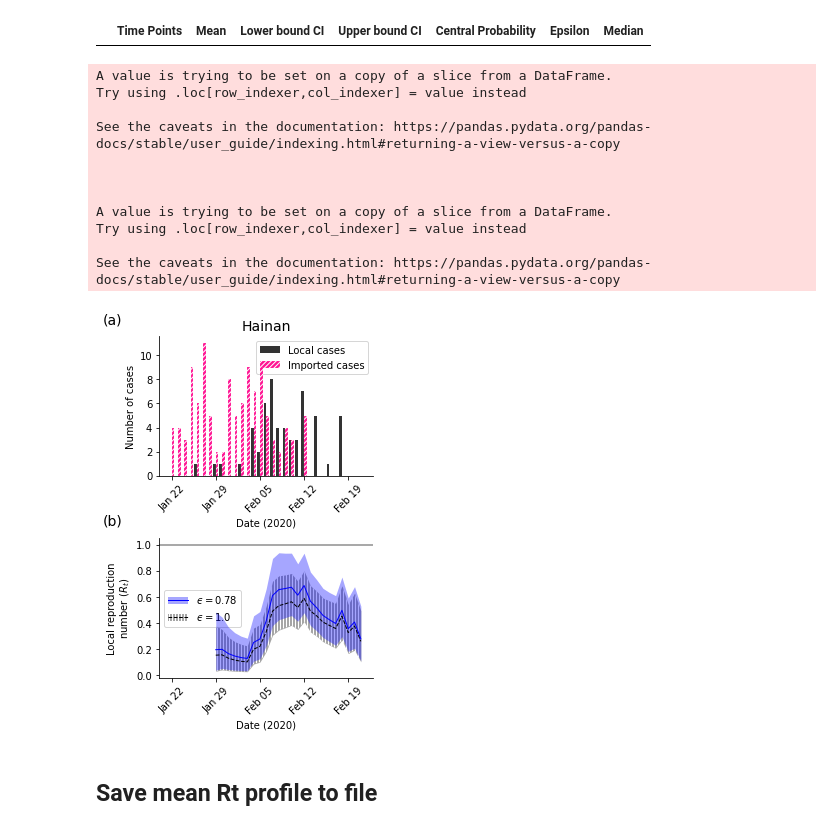
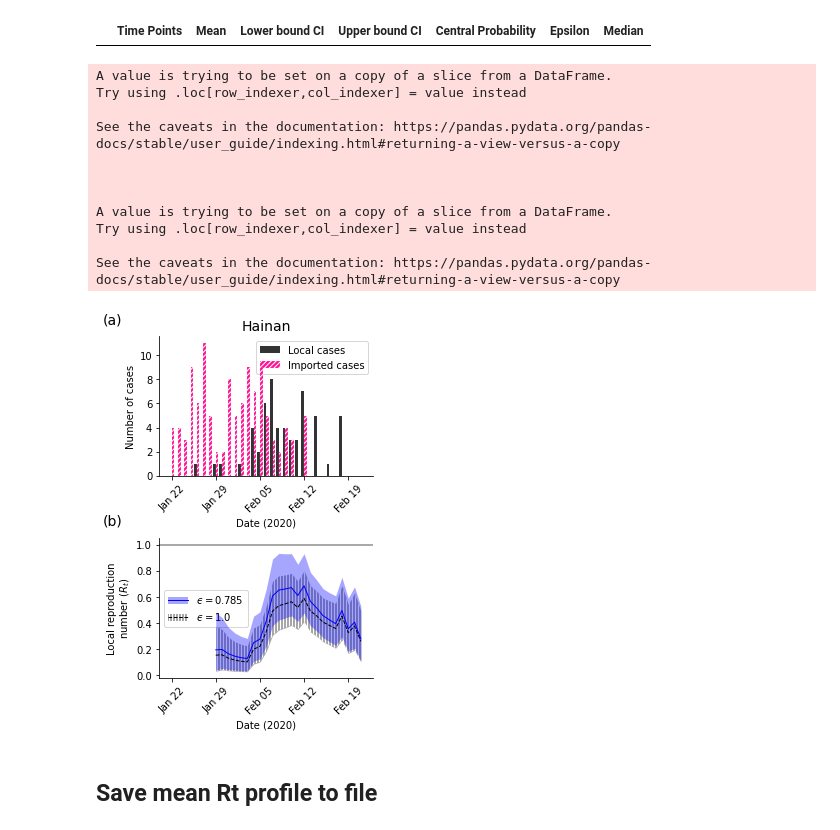
Before and after one commit to SABS-R3-Epidemiology/branchpro, a Jupyter notebook: branchpro/results/hainan-inference.ipynb, the cells around one changed output. Saved outputs shown, nothing was run; the diff lists cells and outputs as text; code cells hidden in the pictures.

```diff
--- a/branchpro/results/hainan-inference.ipynb
+++ b/branchpro/results/hainan-inference.ipynb
@@ -92,7 +92,7 @@ b = 0.2
 
 # Run inferences for different values of epsilon
 column_names = ['Time Points', 'Mean', 'Lower bound CI', 'Upper bound CI', 'Central Probability', 'Epsilon']
-epsilon_range = [0.78, 1]
+epsilon_range = [0.785, 1]
 chosen_times = [10, 15, 20, 25, 30, 40]
 
 all_intervals = pd.DataFrame(columns=column_names)
@@ -407,33 +407,33 @@ all_intervals.loc[all_intervals['Epsilon']==0.7]
 |  | Time Points | Mean | Lower bound CI | Upper bound CI | Central Probability | Epsilon | Median |
 # %%
 inference_times = sorted(list(set(all_intervals['Time Points'].tolist())))
-epsilon_range = [0.78, 1.0]
+epsilon_range = [0.785, 1.0]
 
 branchpro.figures.plot_regions_inference(
     datetime.datetime(2020, 1, 22),
     ['Hainan'],
     [locally_infected_cases],
     [imported_cases],
     datetime.datetime(2020, 1, 22) + datetime.timedelta(days=inference_times[0]-1),
     list(epsilon_range),
     [[all_intervals.loc[all_intervals['Epsilon']==eps] for eps in epsilon_range]],
     default_epsilon=1.0,
     show=False)
 
 plt.savefig('HN_inference.pdf')
 # %% [output]
 A value is trying to be set on a copy of a slice from a DataFrame.
 Try using .loc[row_indexer,col_indexer] = value instead
 
 See the caveats in the documentation: https://pandas.pydata.org/pandas-docs/stable/user_guide/indexing.html#returning-a-view-versus-a-copy
 
 
 
 A value is trying to be set on a copy of a slice from a DataFrame.
 Try using .loc[row_indexer,col_indexer] = value instead
 
 See the caveats in the documentation: https://pandas.pydata.org/pandas-docs/stable/user_guide/indexing.html#returning-a-view-versus-a-copy
-[figure, old version]
+[figure, new version]
 # %% [markdown]
 ## Save mean Rt profile to file
 # %%
```
Also changed, not shown: 8 other files.
